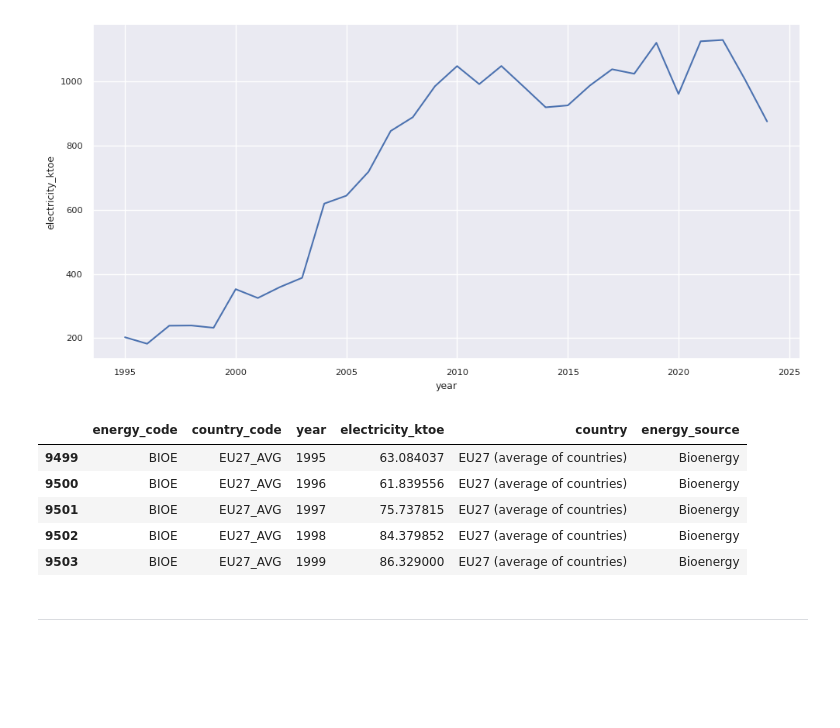
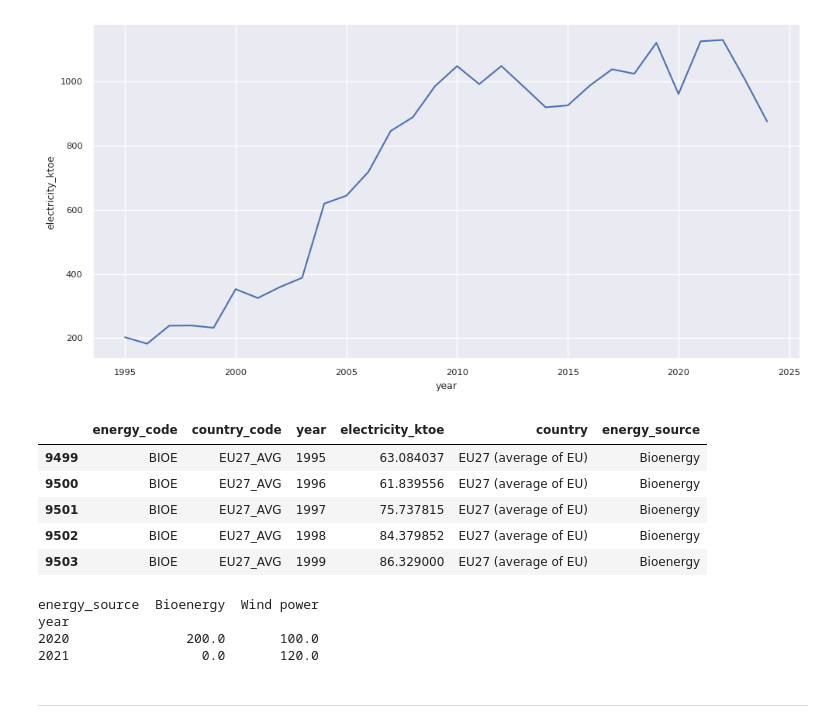
Before and after one commit to MarinaNakamura-blip/energy_project, a Jupyter notebook: tidy_data.ipynb, the cells around one changed output. Saved outputs shown, nothing was run; the diff lists cells and outputs as text; code cells hidden in the pictures; blank space fills up the shorter version.

```diff
--- a/tidy_data.ipynb
+++ b/tidy_data.ipynb
@@ -67,7 +67,7 @@ country_name = {"AT": "Austria", "BE": "Belgium", "BG": "Bulgaria", "CY": "Cypru
                 "EE": "Estonia", "EL": "Greece", "ES": "Spain", "FI": "Finland", "FR": "France", "HR": "Croatia", "HU": "Hungary",
                 "IE": "Ireland", "IT": "Italy", "LT": "Lithuania", "LU": "Luxembourg", "LV": "Latvia", "MT": "Malta", "NL": "Netherlands",
                 "NO": "Norway", "PL": "Poland", "PT": "Portugal", "RO": "Romania", "SE": "Sweden", "SI": "Slovenia", "SK": "Slovakia",
-                "EU27_2020": "EU27 (Eurostat aggregate)", "EU27_AVG": "EU27 (average of countries)"}
+                "EU27_2020": "EU27 (total of EU)", "EU27_AVG": "EU27 (average of EU)"}
 
 df_long["country"] = df_long["country_code"].map(country_name).fillna(df_long["country_code"])
 
@@ -144,14 +144,29 @@ sns.relplot(data=swe[swe.energy_code == "BIOE"], x="year", y="electricity_ktoe",
 <seaborn.axisgrid.FacetGrid at 0x...>
 [figure]
 # %%
-df_long["country"].nunique(), df_long["energy_source"].unique()
 df_long[df_long["country_code"] == "EU27_AVG"].head()
 # %% [output]
 |  | energy_code | country_code | year | electricity_ktoe | country | energy_source |
-| 9499 | BIOE | EU27_AVG | 1995 | 63.084037 | EU27 (average of countries) | Bioenergy |
-| 9500 | BIOE | EU27_AVG | 1996 | 61.839556 | EU27 (average of countries) | Bioenergy |
-| 9501 | BIOE | EU27_AVG | 1997 | 75.737815 | EU27 (average of countries) | Bioenergy |
-| 9502 | BIOE | EU27_AVG | 1998 | 84.379852 | EU27 (average of countries) | Bioenergy |
-| 9503 | BIOE | EU27_AVG | 1999 | 86.329000 | EU27 (average of countries) | Bioenergy |
+| 9499 | BIOE | EU27_AVG | 1995 | 63.084037 | EU27 (average of EU) | Bioenergy |
+| 9500 | BIOE | EU27_AVG | 1996 | 61.839556 | EU27 (average of EU) | Bioenergy |
+| 9501 | BIOE | EU27_AVG | 1997 | 75.737815 | EU27 (average of EU) | Bioenergy |
+| 9502 | BIOE | EU27_AVG | 1998 | 84.379852 | EU27 (average of EU) | Bioenergy |
+| 9503 | BIOE | EU27_AVG | 1999 | 86.329000 | EU27 (average of EU) | Bioenergy |
 # %%
 df_long.to_csv("data/tidy_energy.csv", index=False) # Export the tidy data to a CSV file
+# %%
+# Practice pivot table
+
+r = pd.DataFrame({
+    "year": [2020, 2020, 2021],
+    "energy_source": ["Wind power", "Bioenergy", "Wind power"],
+    "electricity_ktoe": [100, 200, 120]
+})
+
+pivot = r.pivot_table(index="year", columns="energy_source", values="electricity_ktoe", aggfunc="sum").fillna(0)
+print(pivot)
+# %% [output]
+energy_source  Bioenergy  Wind power
+year
+2020               200.0       100.0
+2021                 0.0       120.0
```
Also changed, not shown: parts of 7 cells of this notebook, 3 other files.
